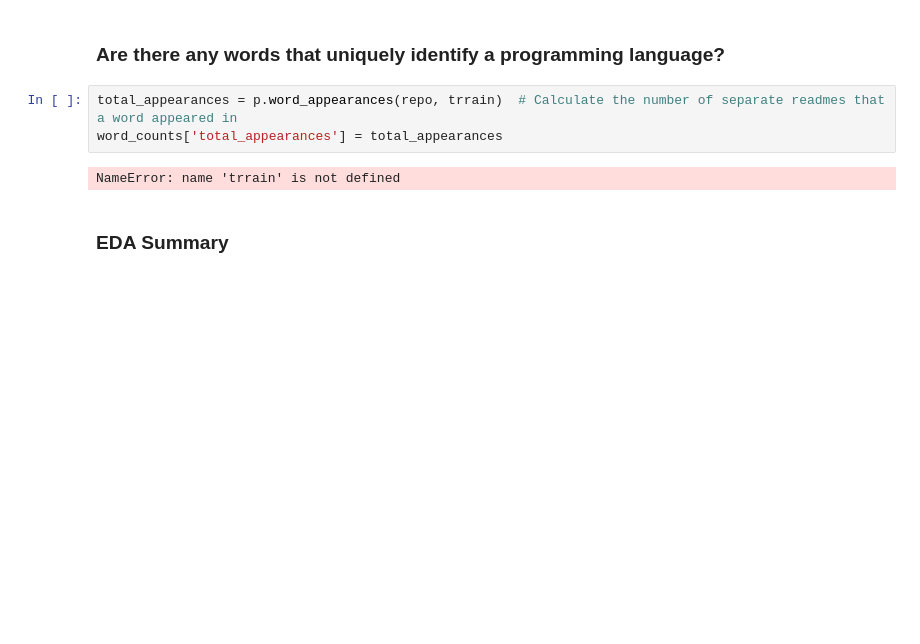
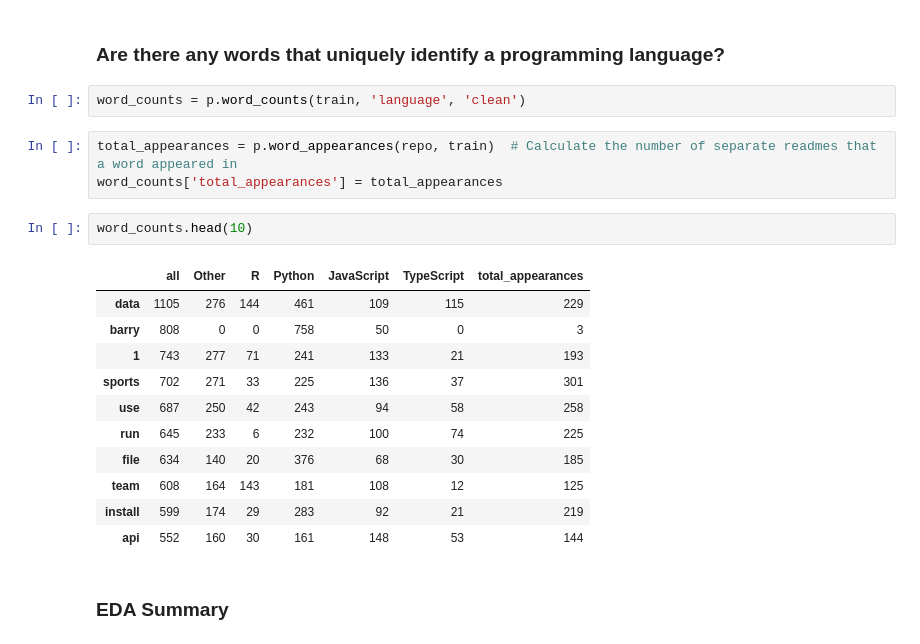
Before and after one commit to NLP-Team-Project/NLP-Project, a Jupyter notebook: Final_Report.ipynb, the cells around one changed output. Saved outputs shown, nothing was run; the diff lists cells and outputs as text; blank space fills up the shorter version.

```diff
--- a/Final_Report.ipynb
+++ b/Final_Report.ipynb
@@ -187,11 +189,25 @@ P = 0.11247907101319876
 Fail to reject the null hypothesis. There is no significant association.
 # %% [markdown]
 ### Are there any words that uniquely identify a programming language?
+# %%
+word_counts = p.word_counts(train, 'language', 'clean')
 # %%
-total_appearances = p.word_appearances(repo, trrain)  # Calculate the number of separate readmes that a word appeared in
+total_appearances = p.word_appearances(repo, train)  # Calculate the number of separate readmes that a word appeared in
 word_counts['total_appearances'] = total_appearances
-# %% [output]
-NameError: name 'trrain' is not defined
+# %%
+word_counts.head(10)
+# %% [output]
+|  | all | Other | R | Python | JavaScript | TypeScript | total_appearances |
+| data | 1105 | 276 | 144 | 461 | 109 | 115 | 229 |
+| barry | 808 | 0 | 0 | 758 | 50 | 0 | 3 |
+| 1 | 743 | 277 | 71 | 241 | 133 | 21 | 193 |
+| sports | 702 | 271 | 33 | 225 | 136 | 37 | 301 |
+| use | 687 | 250 | 42 | 243 | 94 | 58 | 258 |
+| run | 645 | 233 | 6 | 232 | 100 | 74 | 225 |
+| file | 634 | 140 | 20 | 376 | 68 | 30 | 185 |
+| team | 608 | 164 | 143 | 181 | 108 | 12 | 125 |
+| install | 599 | 174 | 29 | 283 | 92 | 21 | 219 |
+| api | 552 | 160 | 30 | 161 | 148 | 53 | 144 |
 # %% [markdown]
 ### EDA Summary
 # %% [markdown]
```
Also changed, not shown: parts of 14 cells of this notebook, 3 other files.
